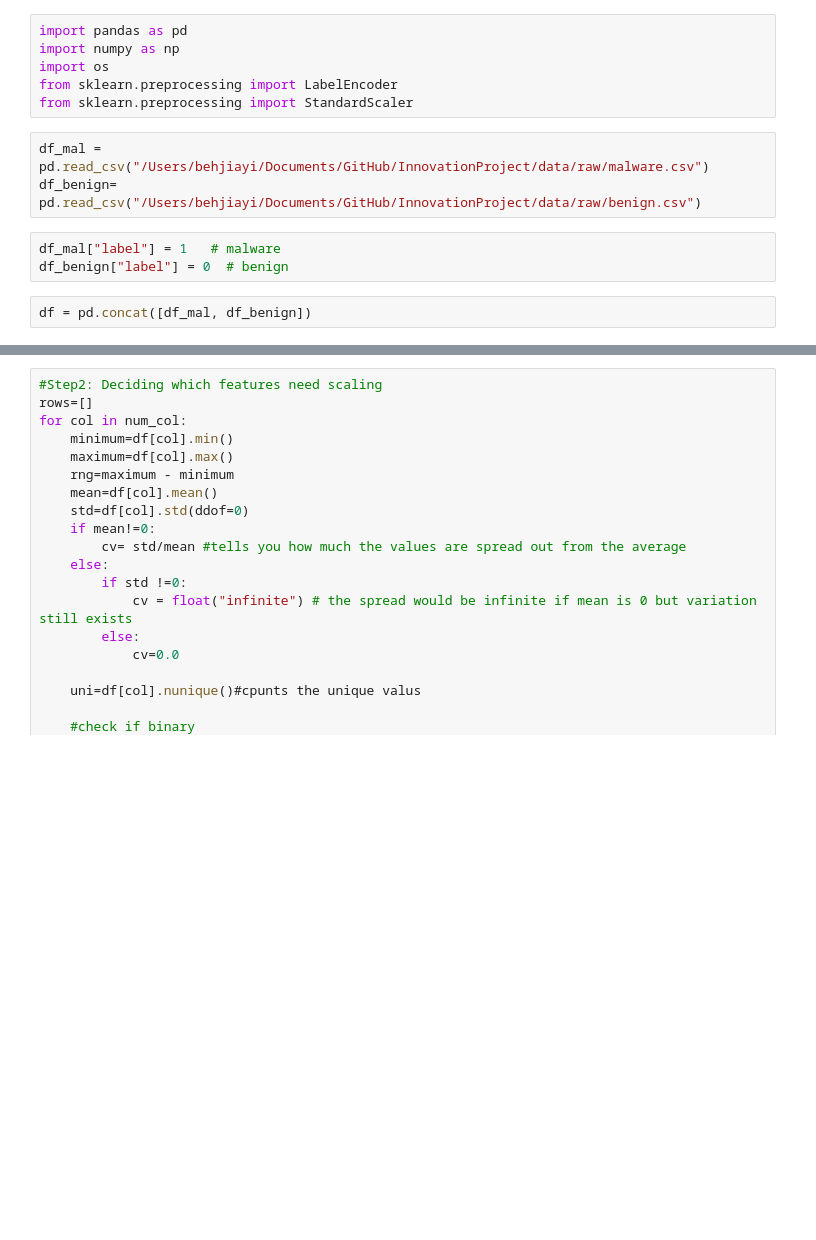
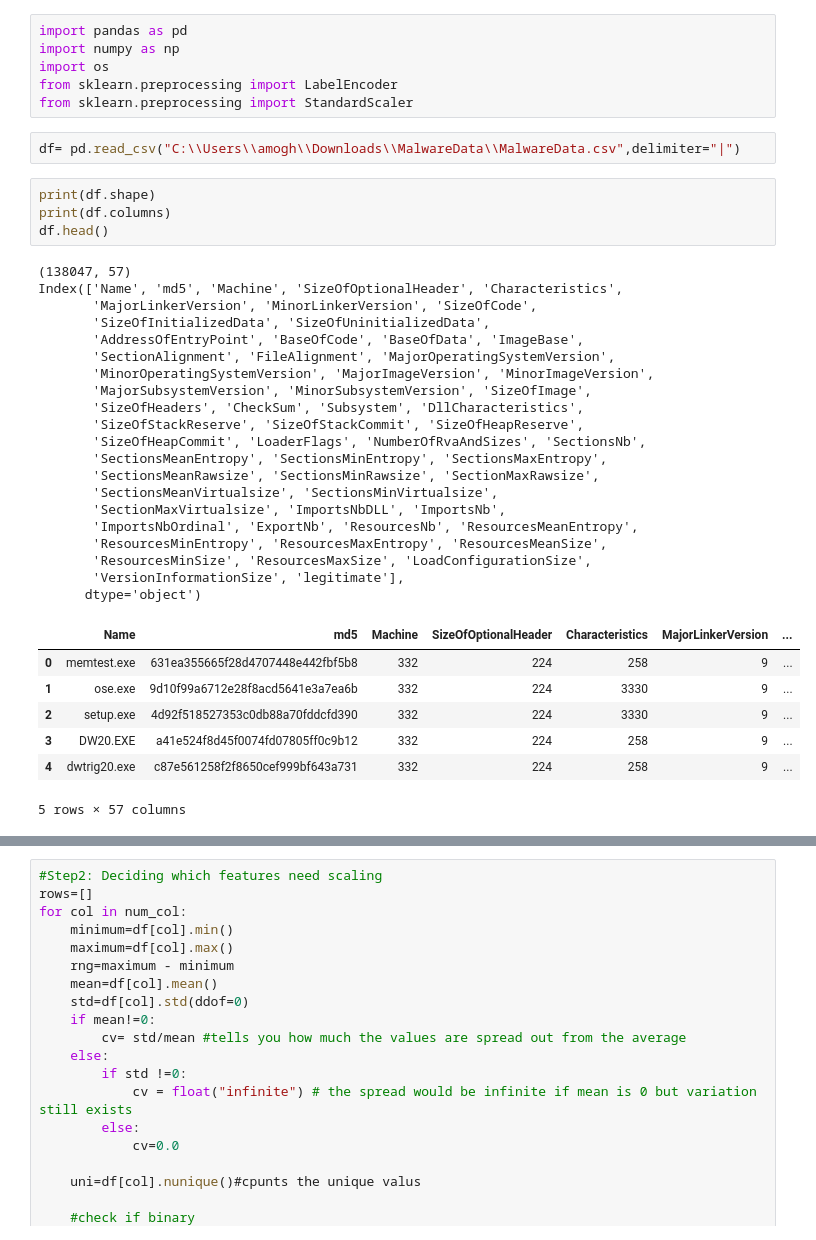
Before and after one commit to Hocking88/InnovationProject, a Jupyter notebook: data/EDA/Dara_Cleaning_Custom_Dataset.ipynb, the cells around one changed output, grey strips where cells are left out. Drawn from its saved outputs; the diff is of its cells as text; blank space fills up the shorter version.

```diff
--- a/data/EDA/Dara_Cleaning_Custom_Dataset.ipynb
+++ b/data/EDA/Dara_Cleaning_Custom_Dataset.ipynb
@@ -5,13 +5,39 @@ import os
 from sklearn.preprocessing import LabelEncoder
 from sklearn.preprocessing import StandardScaler
 # %%
-df_mal = pd.read_csv("/Users/behjiayi/Documents/GitHub/InnovationProject/data/raw/malware.csv")
-df_benign= pd.read_csv("/Users/behjiayi/Documents/GitHub/InnovationProject/data/raw/benign.csv")
+df= pd.read_csv("C:\\Users\\amogh\\Downloads\\MalwareData\\MalwareData.csv",delimiter="|")
 # %%
-df_mal["label"] = 1   # malware
-df_benign["label"] = 0  # benign
+print(df.shape)
+print(df.columns)
+df.head()
+# %% [output]
+(138047, 57)
+Index(['Name', 'md5', 'Machine', 'SizeOfOptionalHeader', 'Characteristics',
+       'MajorLinkerVersion', 'MinorLinkerVersion', 'SizeOfCode',
+       'SizeOfInitializedData', 'SizeOfUninitializedData',
+       'AddressOfEntryPoint', 'BaseOfCode', 'BaseOfData', 'ImageBase',
+       'SectionAlignment', 'FileAlignment', 'MajorOperatingSystemVersion',
+       'MinorOperatingSystemVersion', 'MajorImageVersion', 'MinorImageVersion',
+       'MajorSubsystemVersion', 'MinorSubsystemVersion', 'SizeOfImage',
+       'SizeOfHeaders', 'CheckSum', 'Subsystem', 'DllCharacteristics',
+       'SizeOfStackReserve', 'SizeOfStackCommit', 'SizeOfHeapReserve',
+       'SizeOfHeapCommit', 'LoaderFlags', 'NumberOfRvaAndSizes', 'SectionsNb',
+       'SectionsMeanEntropy', 'SectionsMinEntropy', 'SectionsMaxEntropy',
+       'SectionsMeanRawsize', 'SectionsMinRawsize', 'SectionMaxRawsize',
+       'SectionsMeanVirtualsize', 'SectionsMinVirtualsize',
+       'SectionMaxVirtualsize', 'ImportsNbDLL', 'ImportsNb',
+       'ImportsNbOrdinal', 'ExportNb', 'ResourcesNb', 'ResourcesMeanEntropy',
+       'ResourcesMinEntropy', 'ResourcesMaxEntropy', 'ResourcesMeanSize',
+       'ResourcesMinSize', 'ResourcesMaxSize', 'LoadConfigurationSize',
+       'VersionInformationSize', 'legitimate'],
+      dtype='object')
+|  | Name | md5 | Machine | SizeOfOptionalHeader | Characteristics | MajorLinkerVersion | ... |
+| 0 | memtest.exe | 631ea355665f28d4707448e442fbf5b8 | 332 | 224 | 258 | 9 | ... |
+| 1 | ose.exe | 9d10f99a6712e28f8acd5641e3a7ea6b | 332 | 224 | 3330 | 9 | ... |
+| 2 | setup.exe | 4d92f518527353c0db88a70fddcfd390 | 332 | 224 | 3330 | 9 | ... |
+| 3 | DW20.EXE | a41e524f8d45f0074fd07805ff0c9b12 | 332 | 224 | 258 | 9 | ... |
+| 4 | dwtrig20.exe | c87e561258f2f8650cef999bf643a731 | 332 | 224 | 258 | 9 | ... |
+5 rows × 57 columns
-# %%
-df = pd.concat([df_mal, df_benign])
 # %%
 combined = df.sample(frac=1, random_state=42).reset_index(drop=True)
 combined.sample(5)
```
Also changed, not shown: parts of 11 cells of this notebook.
